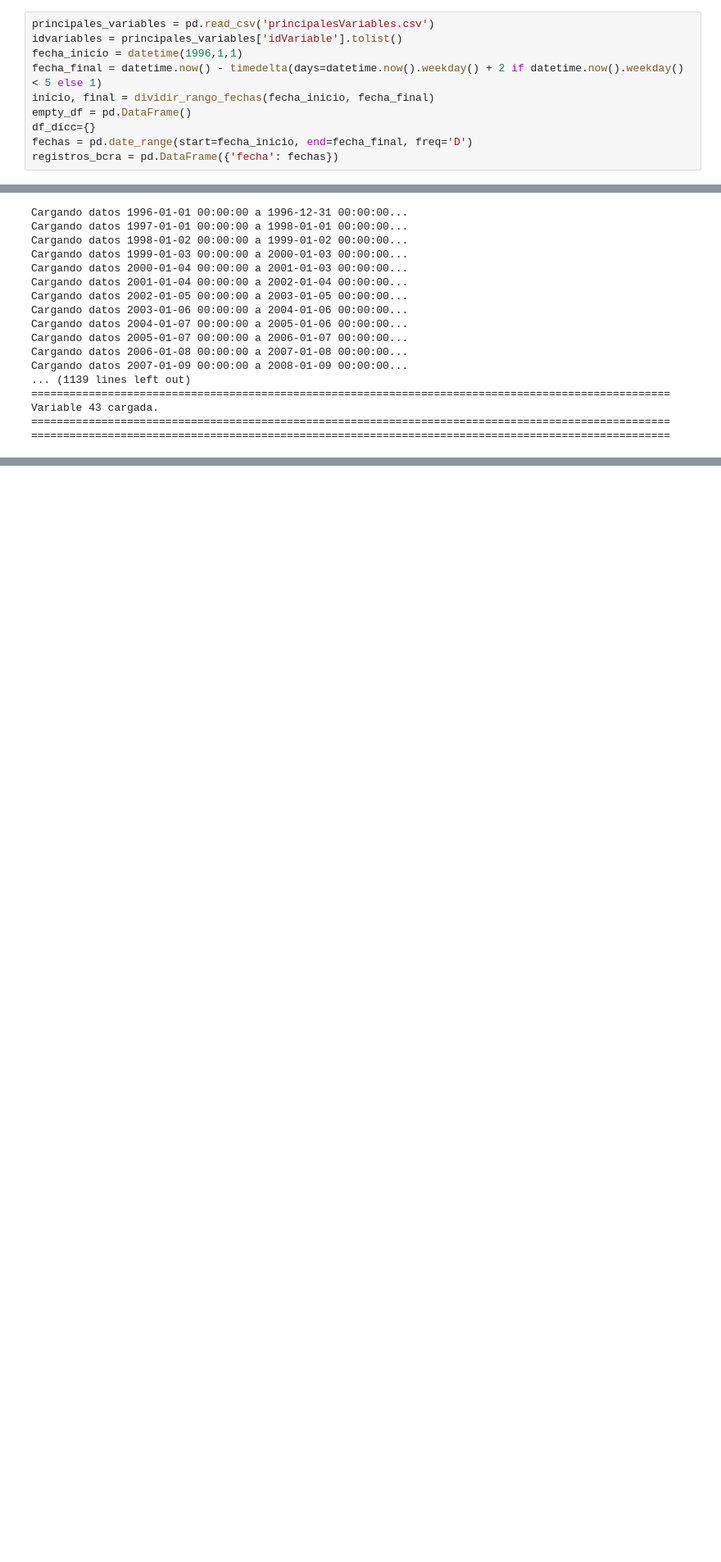
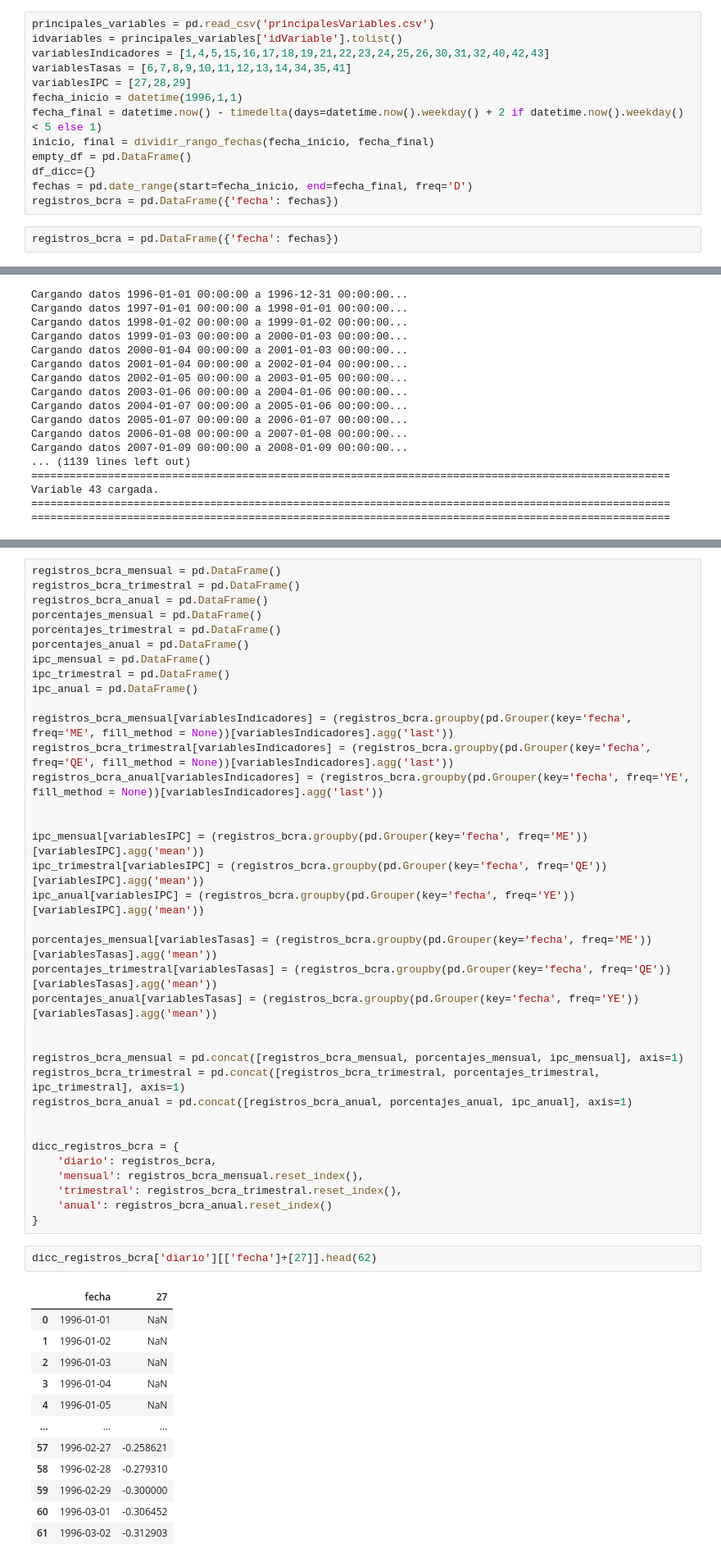
Before and after one commit to arnaldoquinones/henry_ai, a Jupyter notebook: BCRA/recopilacion de datos del bcra.ipynb, the cells around one changed output, grey strips where cells are left out. Shown at 82% size. Drawn from its saved outputs; the diff is of its cells as text; blank space fills up the shorter version.

```diff
--- a/BCRA/recopilacion de datos del bcra.ipynb
+++ b/BCRA/recopilacion de datos del bcra.ipynb
@@ -20,6 +42,9 @@ def dividir_rango_fechas(desde, hasta):
 # %%
 principales_variables = pd.read_csv('principalesVariables.csv')
 idvariables = principales_variables['idVariable'].tolist()
+variablesIndicadores = [1,4,5,15,16,17,18,19,21,22,23,24,25,26,30,31,32,40,42,43]
+variablesTasas = [6,7,8,9,10,11,12,13,14,34,35,41]
+variablesIPC = [27,28,29]
 fecha_inicio = datetime(1996,1,1)
 fecha_final = datetime.now() - timedelta(days=datetime.now().weekday() + 2 if datetime.now().weekday() < 5 else 1)
 inicio, final = dividir_rango_fechas(fecha_inicio, fecha_final)
@@ -27,6 +52,8 @@ empty_df = pd.DataFrame()
 df_dicc={}
 fechas = pd.date_range(start=fecha_inicio, end=fecha_final, freq='D')
 registros_bcra = pd.DataFrame({'fecha': fechas})
+# %%
+registros_bcra = pd.DataFrame({'fecha': fechas})
 # %%
 for v in idvariables:
     for i, f in zip(inicio, final):
@@ -137,0 +172,51 @@ print(registros_bcra)
+# %%
+registros_bcra_mensual = pd.DataFrame()
+registros_bcra_trimestral = pd.DataFrame()
+registros_bcra_anual = pd.DataFrame()
+porcentajes_mensual = pd.DataFrame()
+porcentajes_trimestral = pd.DataFrame()
+porcentajes_anual = pd.DataFrame()
+ipc_mensual = pd.DataFrame()
+ipc_trimestral = pd.DataFrame()
+ipc_anual = pd.DataFrame()
+
+registros_bcra_mensual[variablesIndicadores] = (registros_bcra.groupby(pd.Grouper(key='fecha', freq='ME', fill_method = None))[variablesIndicadores].agg('last'))
+registros_bcra_trimestral[variablesIndicadores] = (registros_bcra.groupby(pd.Grouper(key='fecha', freq='QE', fill_method = None))[variablesIndicadores].agg('last'))
+registros_bcra_anual[variablesIndicadores] = (registros_bcra.groupby(pd.Grouper(key='fecha', freq='YE', fill_method = None))[variablesIndicadores].agg('last'))
+
+
+ipc_mensual[variablesIPC] = (registros_bcra.groupby(pd.Grouper(key='fecha', freq='ME'))[variablesIPC].agg('mean'))
+ipc_trimestral[variablesIPC] = (registros_bcra.groupby(pd.Grouper(key='fecha', freq='QE'))[variablesIPC].agg('mean'))
+ipc_anual[variablesIPC] = (registros_bcra.groupby(pd.Grouper(key='fecha', freq='YE'))[variablesIPC].agg('mean'))
+
+porcentajes_mensual[variablesTasas] = (registros_bcra.groupby(pd.Grouper(key='fecha', freq='ME'))[variablesTasas].agg('mean'))
+porcentajes_trimestral[variablesTasas] = (registros_bcra.groupby(pd.Grouper(key='fecha', freq='QE'))[variablesTasas].agg('mean'))
+porcentajes_anual[variablesTasas] = (registros_bcra.groupby(pd.Grouper(key='fecha', freq='YE'))[variablesTasas].agg('mean'))
+
+
+registros_bcra_mensual = pd.concat([registros_bcra_mensual, porcentajes_mensual, ipc_mensual], axis=1)
+registros_bcra_trimestral = pd.concat([registros_bcra_trimestral, porcentajes_trimestral, ipc_trimestral], axis=1)
+registros_bcra_anual = pd.concat([registros_bcra_anual, porcentajes_anual, ipc_anual], axis=1)
+
+
+dicc_registros_bcra = {
+    'diario': registros_bcra,
+    'mensual': registros_bcra_mensual.reset_index(),
+    'trimestral': registros_bcra_trimestral.reset_index(),
+    'anual': registros_bcra_anual.reset_index()
+}
+# %%
+dicc_registros_bcra['diario'][['fecha']+[27]].head(62)
+# %% [output]
+|  | fecha | 27 |
+| 0 | 1996-01-01 | NaN |
+| 1 | 1996-01-02 | NaN |
+| 2 | 1996-01-03 | NaN |
+| 3 | 1996-01-04 | NaN |
+| 4 | 1996-01-05 | NaN |
+| ... | ... | ... |
+| 57 | 1996-02-27 | -0.258621 |
+| 58 | 1996-02-28 | -0.279310 |
+| 59 | 1996-02-29 | -0.300000 |
+| 60 | 1996-03-01 | -0.306452 |
+| 61 | 1996-03-02 | -0.312903 |
```
Also changed, not shown: parts of 10 cells of this notebook.
